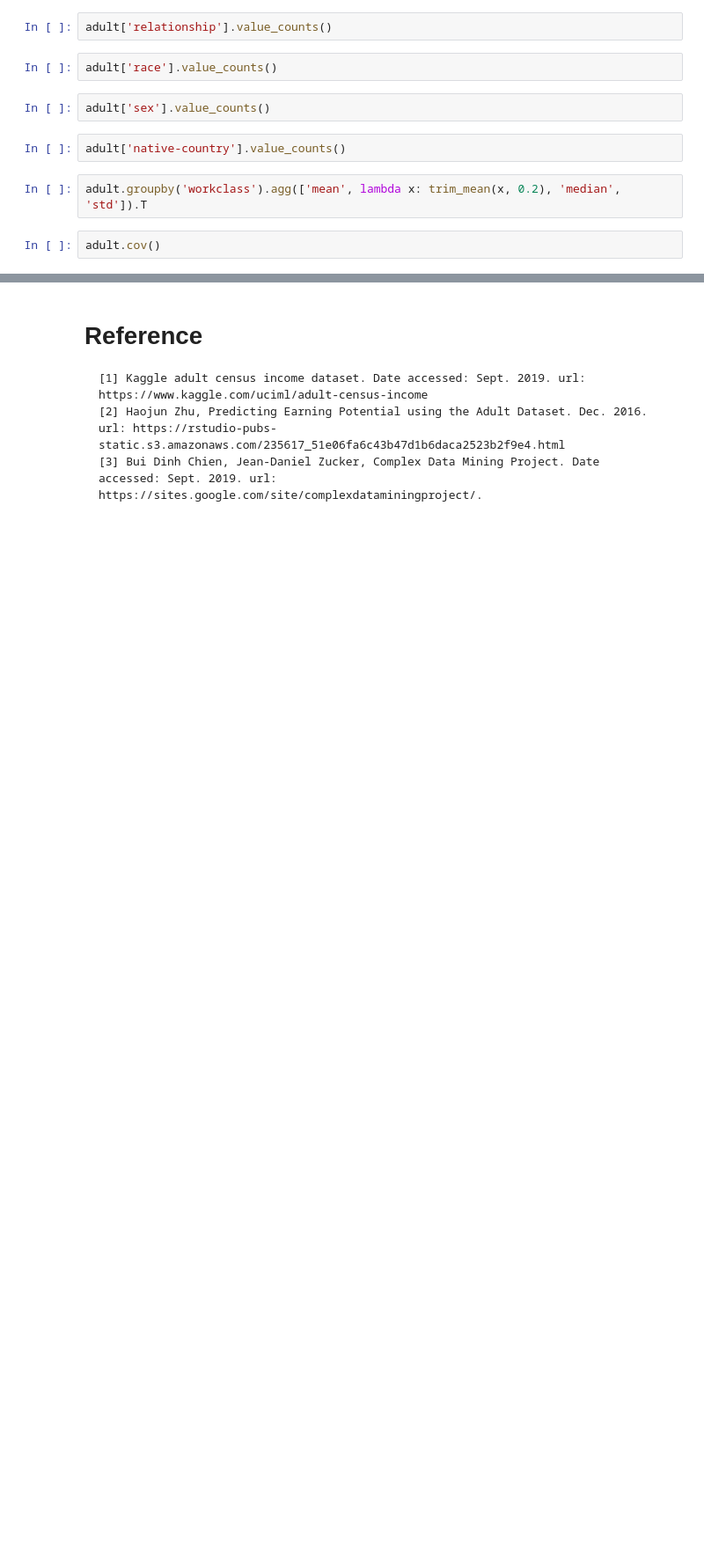
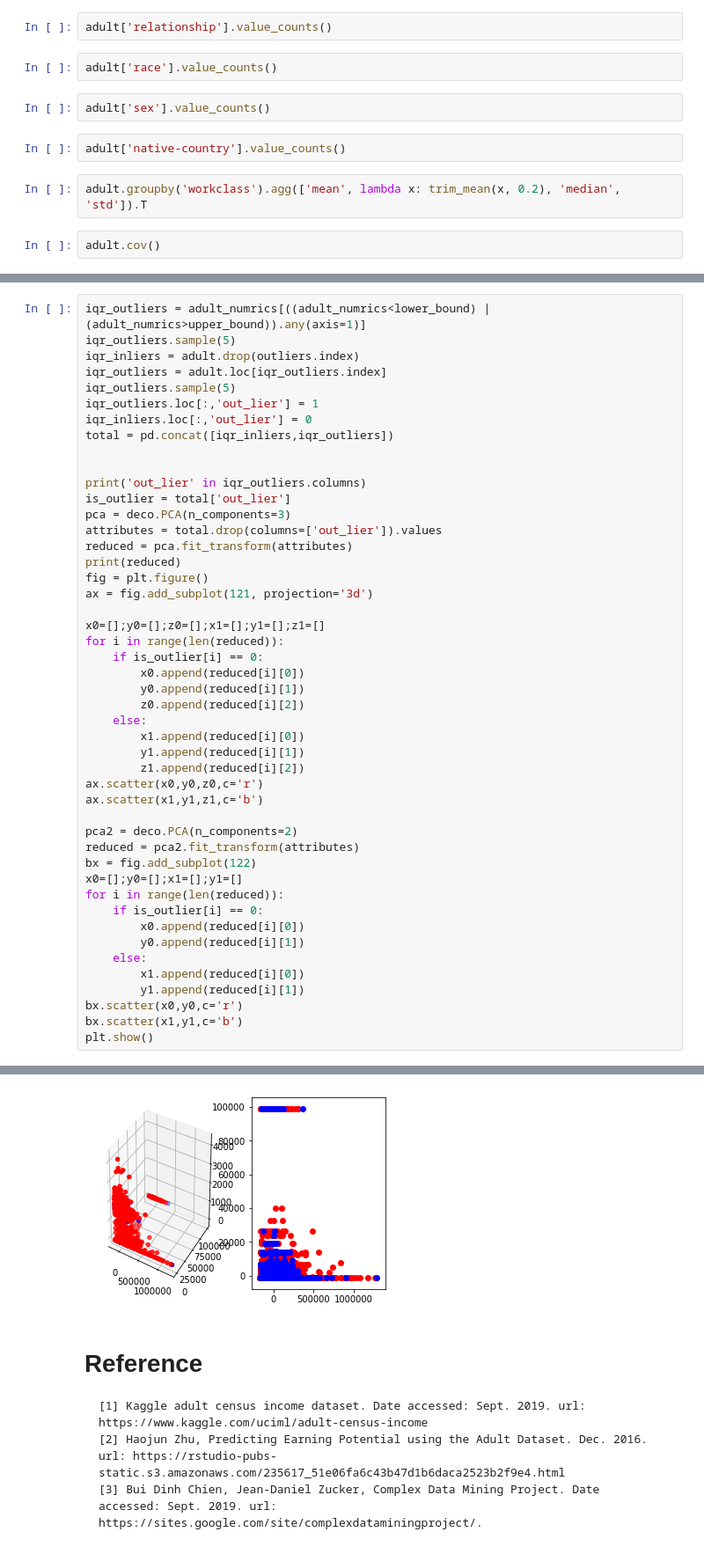
Before and after one commit to QiS9596/5243ExploratoryDataAnalysis, a Jupyter notebook: scripts/Lab1.ipynb, the cells around one changed output, grey strips where cells are left out. Shown at 88% size. Drawn from its saved outputs; the diff is of its cells as text; blank space fills up the shorter version.

```diff
--- a/scripts/Lab1.ipynb
+++ b/scripts/Lab1.ipynb
@@ -273,0 +339,48 @@ adult.cov()
+# %%
+iqr_outliers = adult_numrics[((adult_numrics<lower_bound) | (adult_numrics>upper_bound)).any(axis=1)]
+iqr_outliers.sample(5)
+iqr_inliers = adult.drop(outliers.index)
+iqr_outliers = adult.loc[iqr_outliers.index]
+iqr_outliers.sample(5)
+iqr_outliers.loc[:,'out_lier'] = 1
+iqr_inliers.loc[:,'out_lier'] = 0
+total = pd.concat([iqr_inliers,iqr_outliers])
+
+
+print('out_lier' in iqr_outliers.columns)
+is_outlier = total['out_lier']
+pca = deco.PCA(n_components=3)
+attributes = total.drop(columns=['out_lier']).values
+reduced = pca.fit_transform(attributes)
+print(reduced)
+fig = plt.figure()
+ax = fig.add_subplot(121, projection='3d')
+
+x0=[];y0=[];z0=[];x1=[];y1=[];z1=[]
+for i in range(len(reduced)):
+    if is_outlier[i] == 0:
+        x0.append(reduced[i][0])
+        y0.append(reduced[i][1])
+        z0.append(reduced[i][2])
+    else:
+        x1.append(reduced[i][0])
+        y1.append(reduced[i][1])
+        z1.append(reduced[i][2])
+ax.scatter(x0,y0,z0,c='r')
+ax.scatter(x1,y1,z1,c='b')
+
+pca2 = deco.PCA(n_components=2)
+reduced = pca2.fit_transform(attributes)
+bx = fig.add_subplot(122)
+x0=[];y0=[];x1=[];y1=[]
+for i in range(len(reduced)):
+    if is_outlier[i] == 0:
+        x0.append(reduced[i][0])
+        y0.append(reduced[i][1])
+    else:
+        x1.append(reduced[i][0])
+        y1.append(reduced[i][1])
+bx.scatter(x0,y0,c='r')
+bx.scatter(x1,y1,c='b')
+plt.show()
+# %% [output]
@@ -274,3 +395,4 @@ adult.cov()
+[figure, added]
 # %% [markdown]
 # Reference
     [1] Kaggle adult census income dataset. Date accessed: Sept. 2019. url: https://www.kaggle.com/uciml/adult-census-income
```
Also changed, not shown: parts of 13 cells of this notebook.
